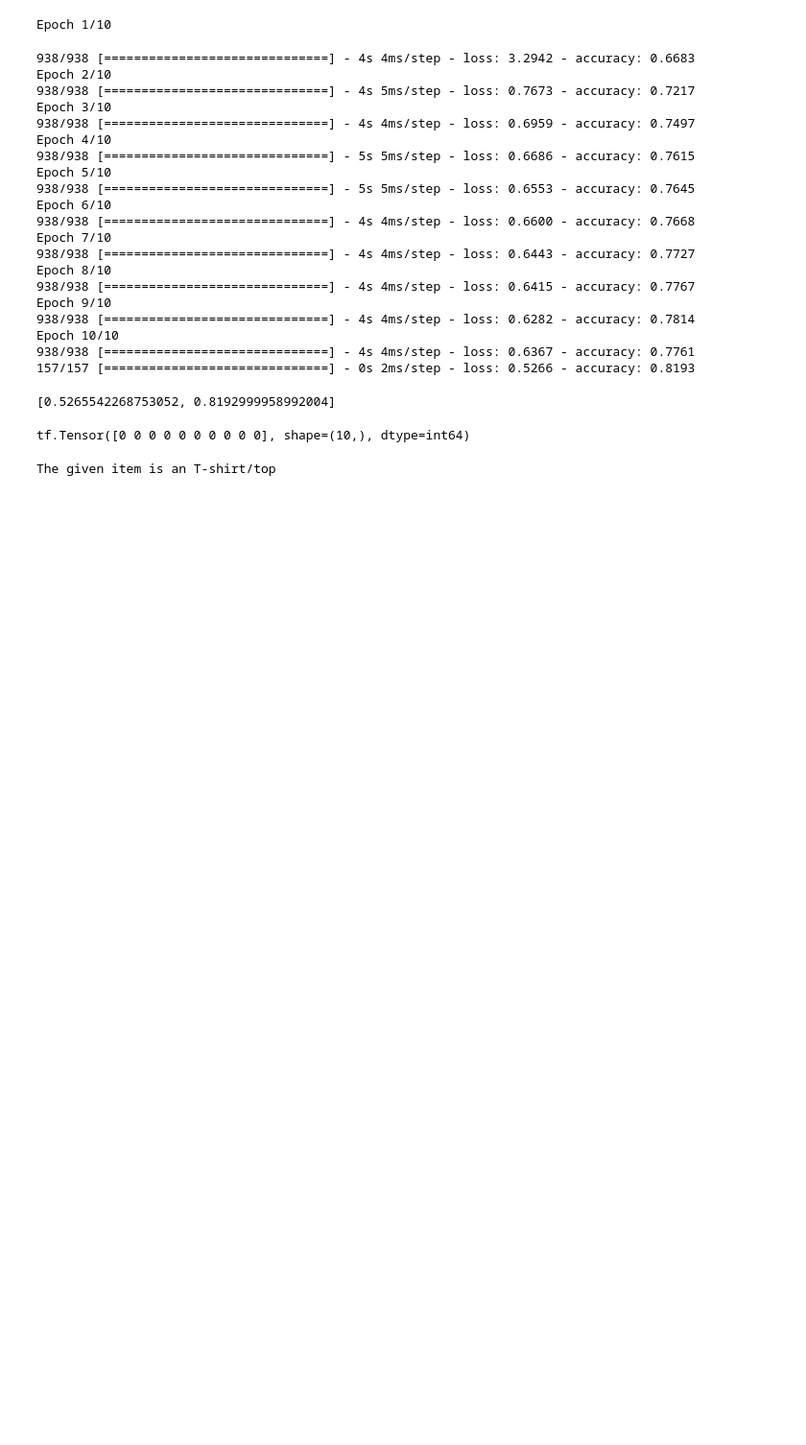
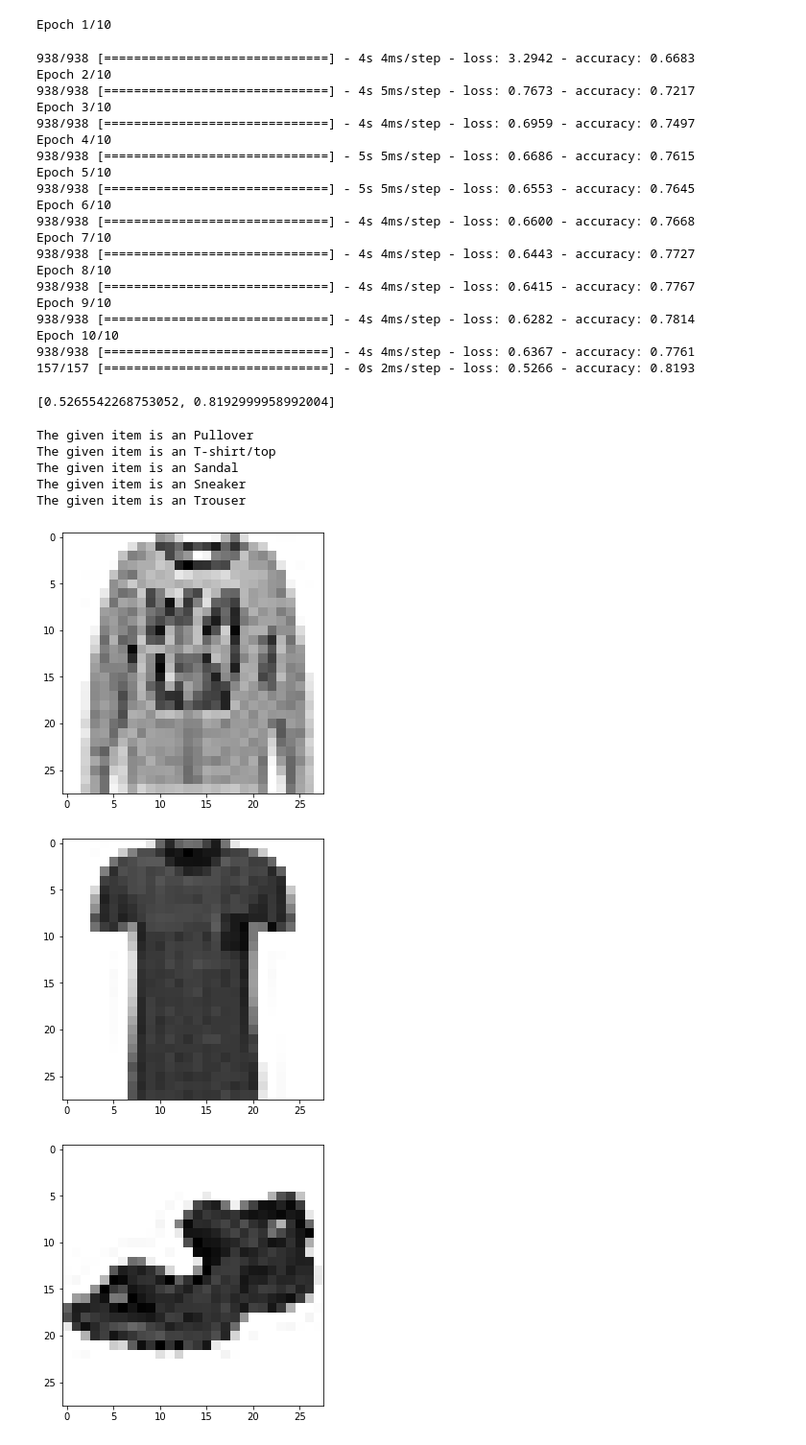
Before and after one commit to MQasim1218/TesnorFlow-tutorials, a Jupyter notebook: T1. Basic-Image-Classification.ipynb, the cells around one changed output. Shown at 96% size. Saved outputs shown, nothing was run; the diff lists cells and outputs as text; code cells hidden in the pictures; blank space fills up the shorter version.

```diff
--- a/T1. Basic-Image-Classification.ipynb
+++ b/T1. Basic-Image-Classification.ipynb
@@ -85,21 +85,34 @@ Epoch 10/10
 938/938 [==============================] - 4s 4ms/step - loss: 0.6367 - accuracy: 0.7761
 157/157 [==============================] - 0s 2ms/step - loss: 0.5266 - accuracy: 0.8193
 [0.5265542268753052, 0.8192999958992004]
-# %%
-pr = model(ts_img[0:1])
-# %% [output]
-tf.Tensor([0 0 0 0 0 0 0 0 0 0], shape=(10,), dtype=int64)
 # %%
 pridiction_model= tf.keras.Sequential(
     [
         model,
         Softmax()
     ], name= "Pridiction-Model"
 )
 
-pridiction = pridiction_model(tr_img[:4])
-pr = np.argmax(pridiction)
 
-print("The given item is an", class_names[pr])
+# Getting Pridictions for all test images and storing in a variable.
+pridictions = pridiction_model(ts_img)
+
+for i in range(5):
+    pl.figure(figsize=(5, 5))
+    pl.xticks([])
+    pl.yticks([])
+    pl.grid(False)
+    pl.imshow(ts_img[i + 500], cmap=pl.cm.binary)
+    pr = np.argmax(pridictions[i+ 500])
+    print("The given item is an", class_names[pr])
+
+pl.show()
 # %% [output]
+The given item is an Pullover
 The given item is an T-shirt/top
+The given item is an Sandal
+The given item is an Sneaker
+The given item is an Trouser
+[figure, added]
+[figure, added]
+[figure, added]
```
Also changed, not shown: parts of 1 cell of this notebook.
